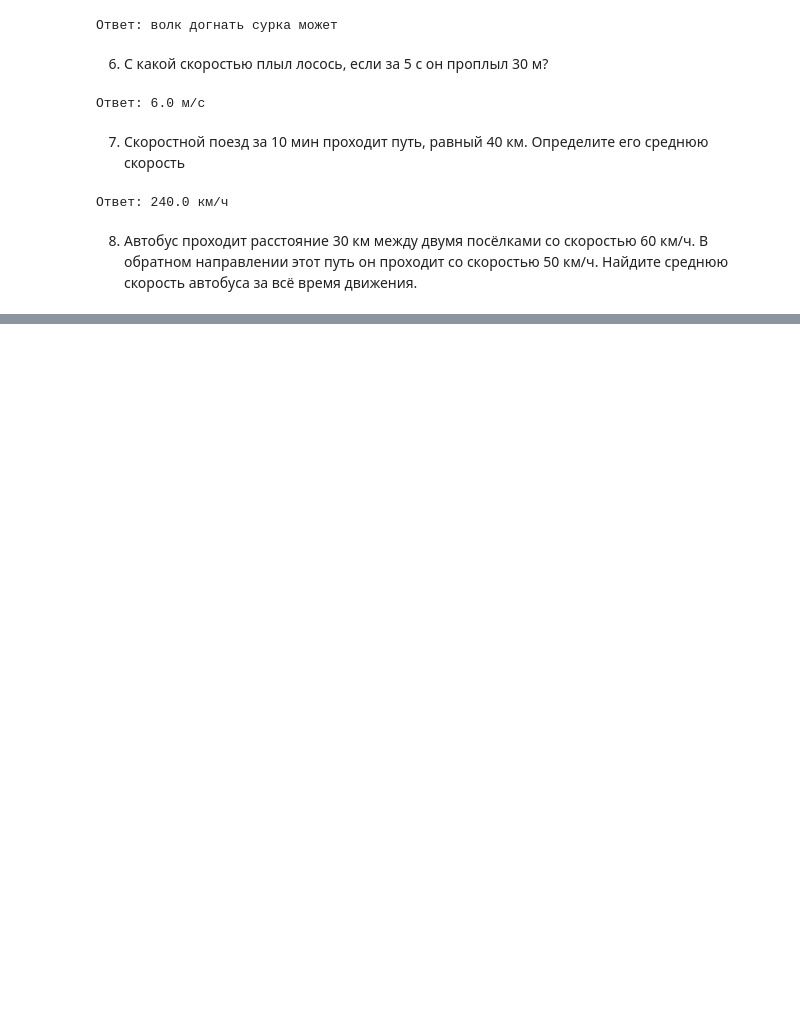
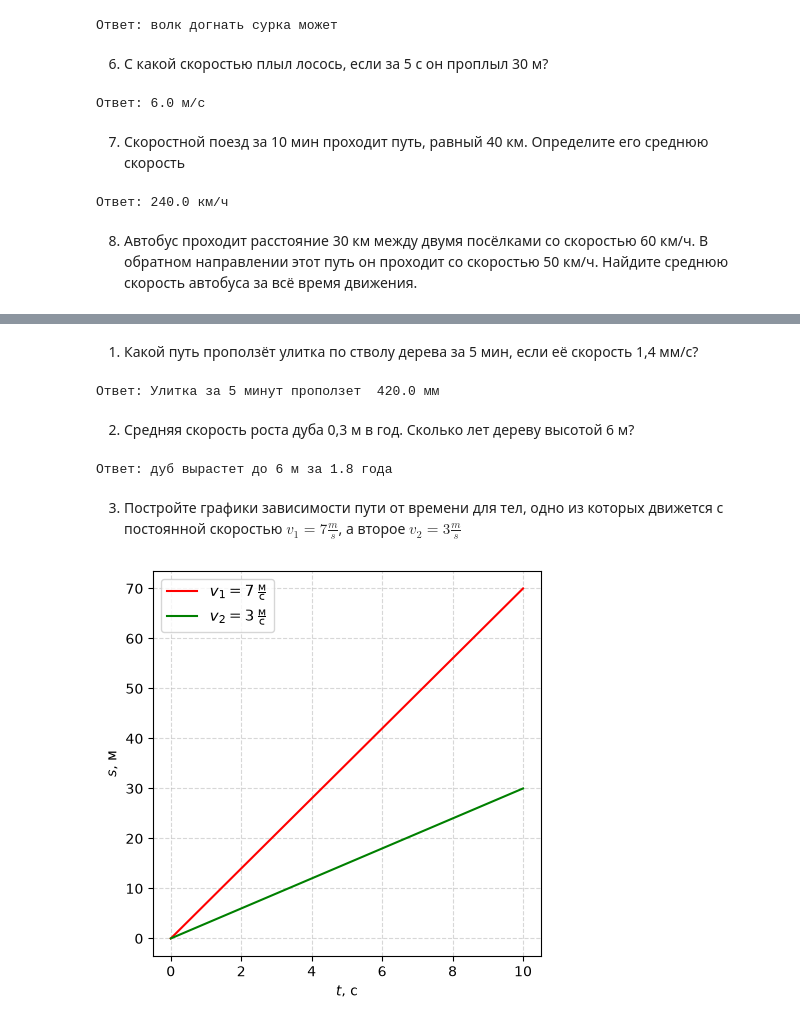
Before and after one commit to romashina/physics, a Jupyter notebook: 07.02.ipynb, the cells around one changed output, grey strips where cells are left out. Cells and saved outputs as stored; diff of their text form; code cells hidden in the pictures; blank space fills up the shorter version.

```diff
--- a/07.02.ipynb
+++ b/07.02.ipynb
@@ -124,0 +127,36 @@ print("Ответ:", ((2*s)/(t1+t2)), "км/ч")
+# %% [markdown]
+1. Какой путь проползёт улитка по стволу дерева за 5 мин, если её ско­рость 1,4 мм/c?
+# %%
+print("Ответ: Улитка за 5 минут проползет ", 5*60*1.4, "мм")
+# %% [output]
+Ответ: Улитка за 5 минут проползет  420.0 мм
+# %% [markdown]
+2. Средняя скорость роста дуба 0,3 м в год. Сколько лет дереву высотой 6 м?
+# %%
+print("Ответ: дуб вырастет до 6 м за", round(6*0.3, 2), "года")
+# %% [output]
+Ответ: дуб вырастет до 6 м за 1.8 года
+# %% [markdown]
+3. Постройте графики зависимости пути от времени для тел, одно из ко­торых движется с постоянной скоростью $v_1 = 7 \frac{m}{s}$, а второе $v_2 = 3 \frac{m}{s}$
+# %%
+import matplotlib.pyplot as plt
+import numpy as np
+
+plt.figure(figsize=(5, 5))
+
+scale=10
+v1=np.r_[0, 7]*scale
+v2=np.r_[0, 3]*scale
+timeline = np.r_[0, 1]*scale
+
+plt.plot(timeline, v1, "r-", label=r"$v_1 = 7\,\frac{\text{м}}{\text{с}}$")
+plt.plot(timeline, v2, "g-", label=r"$v_2 = 3\,\frac{\text{м}}{\text{с}}$")
+
+plt.xlabel(r"$t$, с")
+plt.ylabel(r"$s$, м")
+plt.legend(fontsize=11)
+plt.grid(True, linestyle="--", alpha=0.5)
+
+plt.show()
+# %% [output]
+[figure, added]
```
Also changed, not shown: parts of 11 cells of this notebook, 3 other files.
